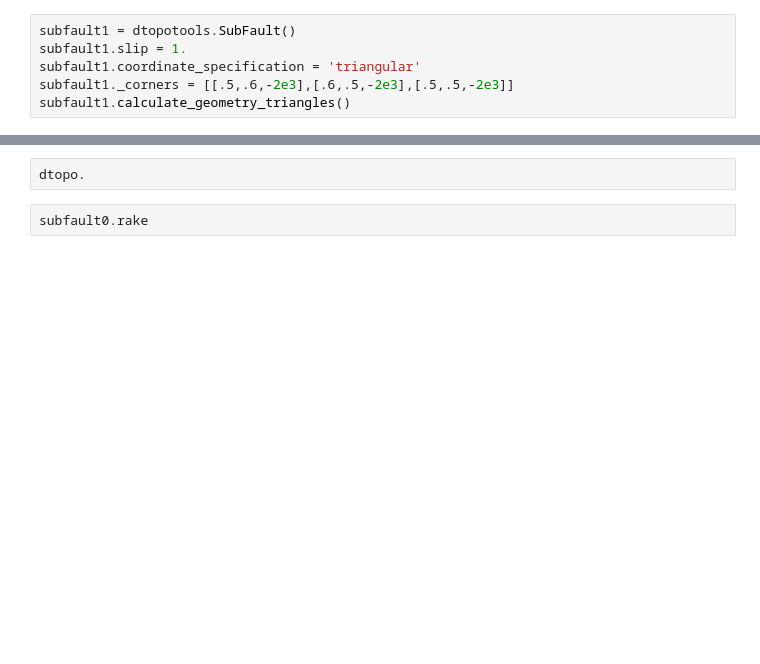
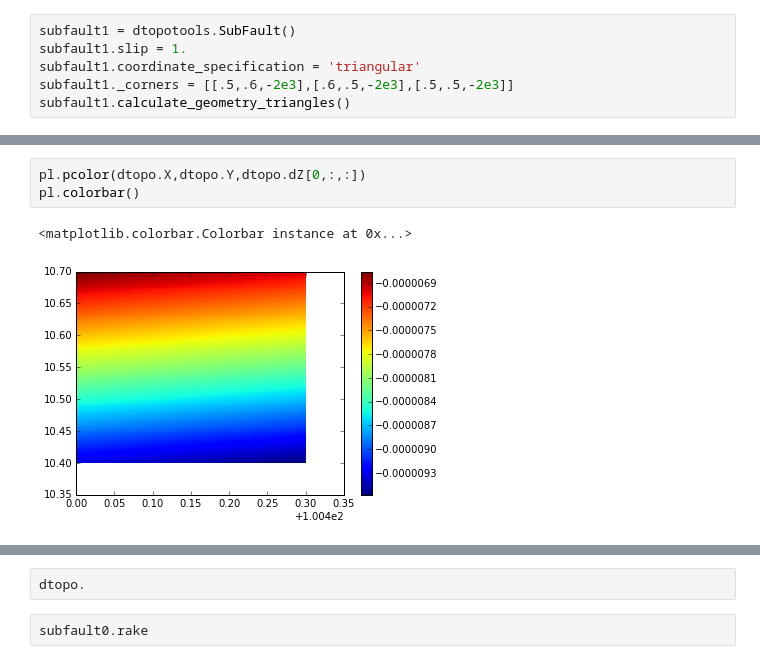
Before and after one commit to rjleveque/dtopotools_triangular_test, a Jupyter notebook: Triangular_faults_test.ipynb, the cells around one changed output, grey strips where cells are left out. Saved outputs shown, nothing was run; the diff lists cells and outputs as text; blank space fills up the shorter version.

```diff
--- a/Triangular_faults_test.ipynb
+++ b/Triangular_faults_test.ipynb
@@ -44,0 +45,6 @@ dtopo.plot_dZ_colors(0.)
+# %%
+pl.pcolor(dtopo.X,dtopo.Y,dtopo.dZ[0,:,:])
+pl.colorbar()
+# %% [output]
+<matplotlib.colorbar.Colorbar instance at 0x...>
+[figure, added]
```
Also changed, not shown: parts of 29 cells of this notebook, 1 other file.
